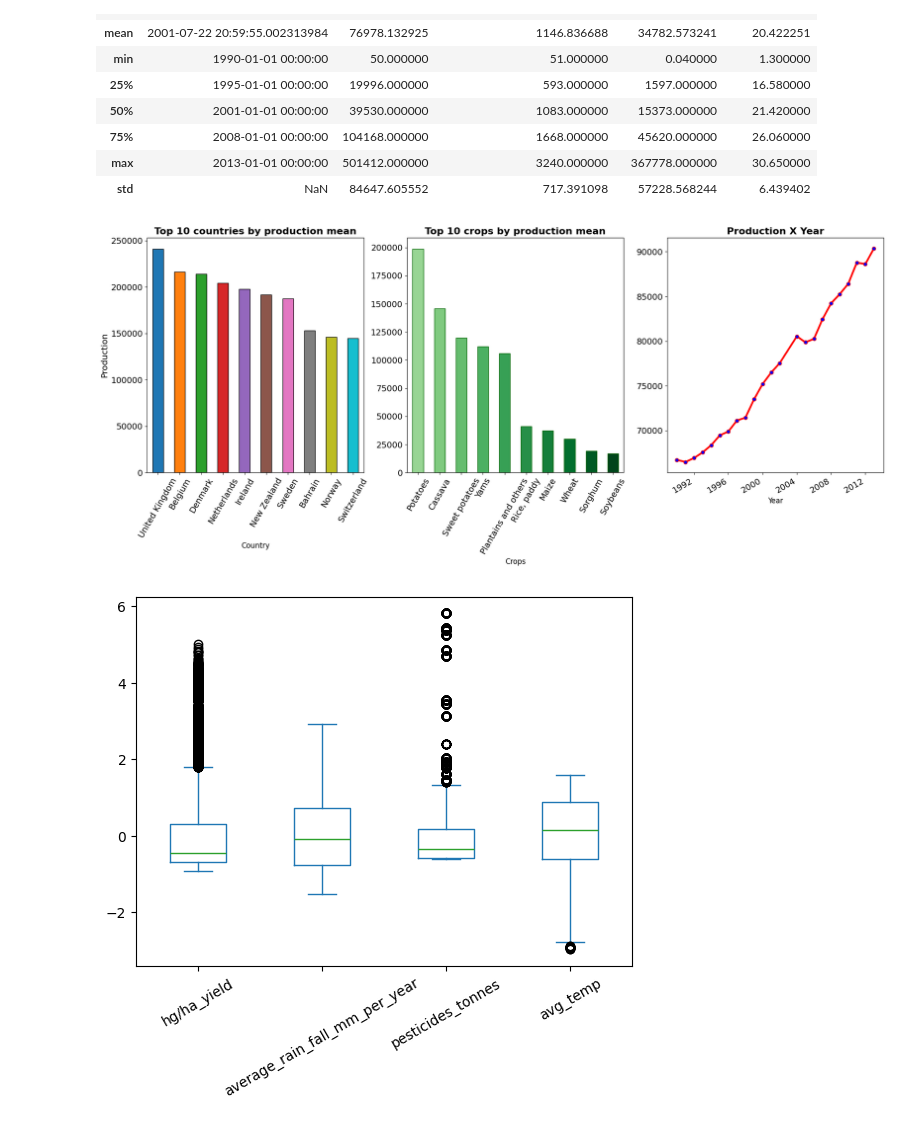
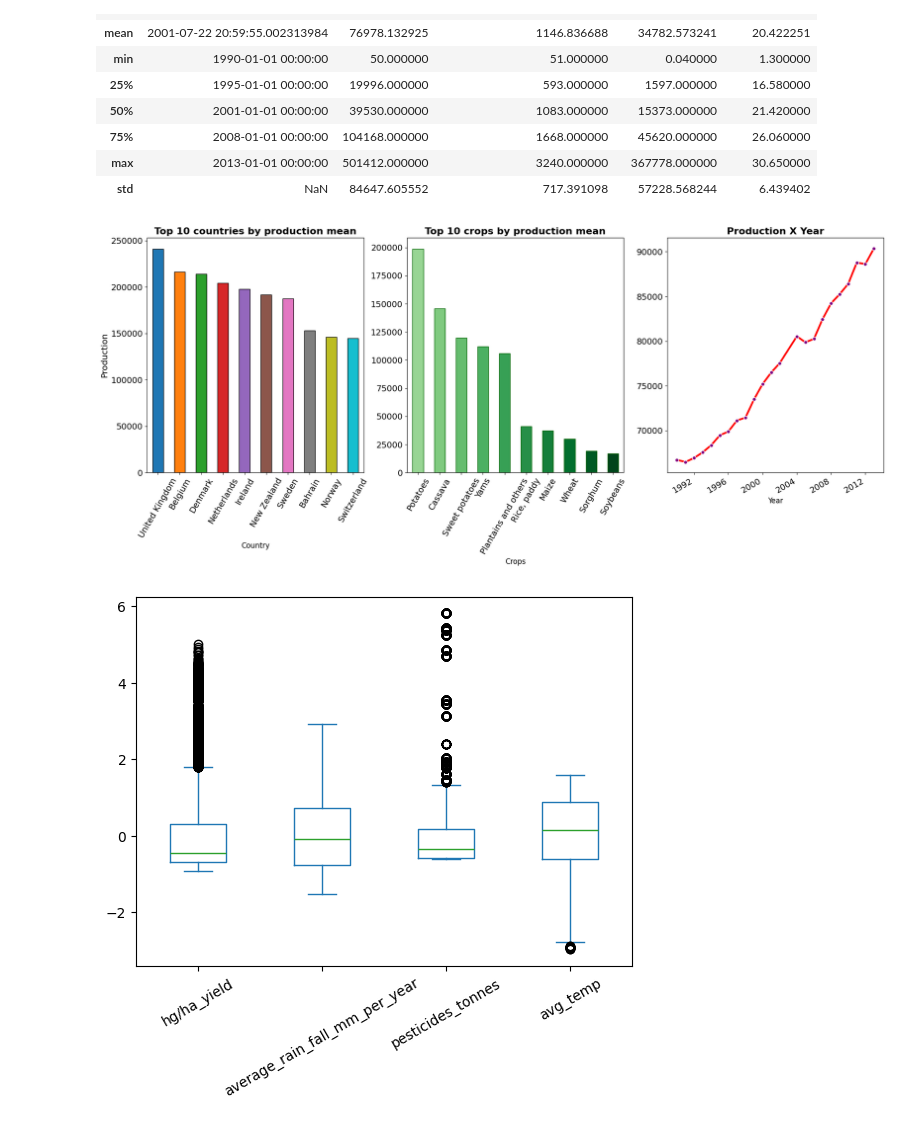
Before and after one commit to andrefpvalenga/crop-yeld-project, a Jupyter notebook: CropYeldPrediction.ipynb, the cells around one changed output. Cells and saved outputs as stored; diff of their text form; code cells hidden in the pictures.

```diff
--- a/CropYeldPrediction.ipynb
+++ b/CropYeldPrediction.ipynb
@@ -154,35 +154,35 @@ plt.figure(figsize=(22,8))
 plt.subplot(1,3,1)
 colors1 = plt.cm.tab10(np.linspace(0,1,len(top10_countries)))
 top10_countries.plot(kind='bar', color=colors1, edgecolor='black')
 plt.title('Top 10 countries by production mean', fontsize=16, fontweight='bold')
 plt.xlabel('Country', fontsize=12)
 plt.ylabel('Production', fontsize=14)
 plt.xticks(rotation=60, fontsize=14)
 plt.yticks(fontsize=14)
 
 # Checking Top 10 crop by production mean
 plt.subplot(1,3,2)
 colors2 = plt.cm.Greens(np.linspace(0.4, 1, 10))
 df.groupby('Item')['hg/ha_yield'].mean().sort_values(ascending=False).plot(kind='bar', color=colors2,
                                                                            edgecolor='darkgreen')
 plt.title('Top 10 crops by production mean', fontsize=16, fontweight='bold')
 plt.xlabel('Crops', fontsize=12)
 plt.xticks(rotation=60, fontsize=14)
 plt.yticks(fontsize=14)
 
 #Checking production by year
 plt.subplot(1,3,3)
 df.groupby('Year')['hg/ha_yield'].mean().plot(kind='line', color='red', linewidth=3, marker ='o',
-                                              markersize=6, markerfacecolor='blue')
+            markersize=6, markerfacecolor='purple', markeredgecolor='white', markeredgewidth=1)
 plt.title('Production X Year', fontsize=16, fontweight='bold')
 plt.xlabel('Year', fontsize=12)
 plt.xticks(fontsize=14)
 plt.yticks(fontsize=14)
 
 
 plt.show()
 # %% [output]
-[figure, old version]
+[figure, new version]
 # %%
 # Searching for outliers
 df_numerical = df.drop(columns=['Area', 'Item','Year'])
```
